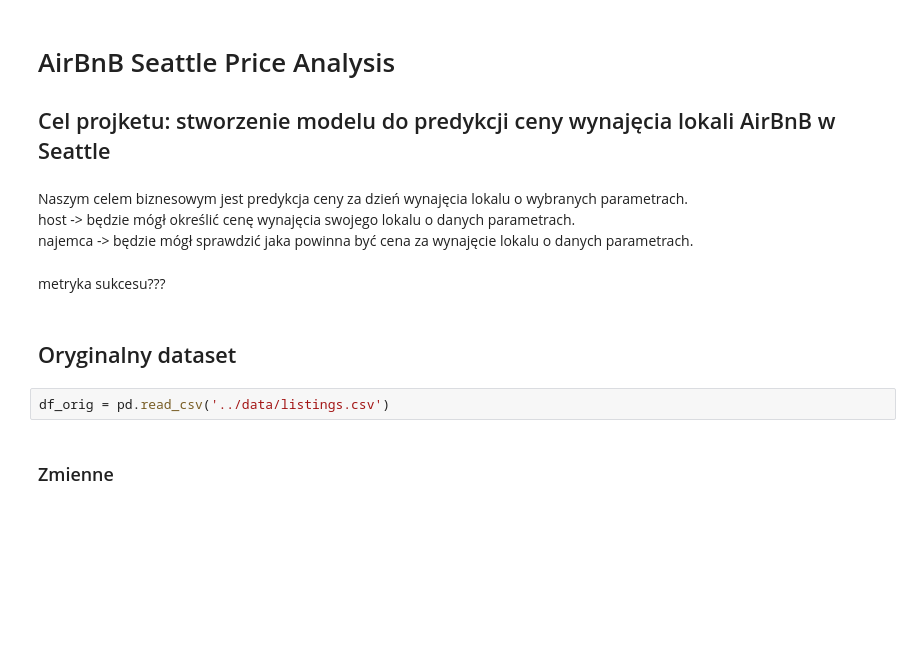
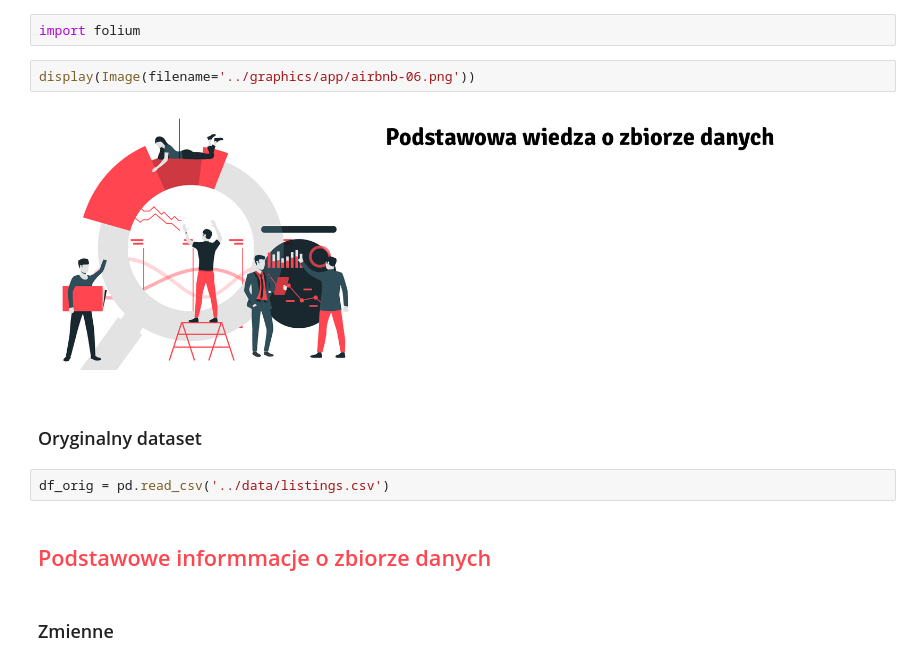
Before and after one commit to infoshareacademy/jdsz5-matrix, a Jupyter notebook: ML/results/app_projket_ml_JK.ipynb, the cells around one changed output. Saved outputs shown, nothing was run; the diff lists cells and outputs as text; blank space fills up the shorter version.

```diff
--- a/ML/results/app_projket_ml_JK.ipynb
+++ b/ML/results/app_projket_ml_JK.ipynb
@@ -8,16 +19,15 @@ from ipywidgets import Layout
-# %% [markdown]
-# AirBnB Seattle Price Analysis
-## Cel projketu: stworzenie modelu do predykcji ceny wynajęcia lokali AirBnB w Seattle
-# %% [markdown]
-Naszym celem biznesowym jest predykcja ceny za dzień wynajęcia lokalu o wybranych parametrach.
-host -> będzie mógł określić cenę wynajęcia swojego lokalu o danych parametrach.
-najemca -> będzie mógł sprawdzić jaka powinna być cena za wynajęcie lokalu o danych parametrach.
-# %% [markdown]
-metryka sukcesu???
+# %%
+import folium
+# %%
+display(Image(filename='../graphics/app/airbnb-06.png'))
+# %% [output]
+[figure, added]
 # %% [markdown]
-## Oryginalny dataset
+### Oryginalny dataset
 # %%
 df_orig = pd.read_csv('../data/listings.csv')
+# %% [markdown]
+## <span style="color:#ff4650">Podstawowe informmacje o zbiorze danych</span>
 # %% [markdown]
 ### Zmienne
 # %%
```
Also changed, not shown: parts of 41 cells of this notebook.
